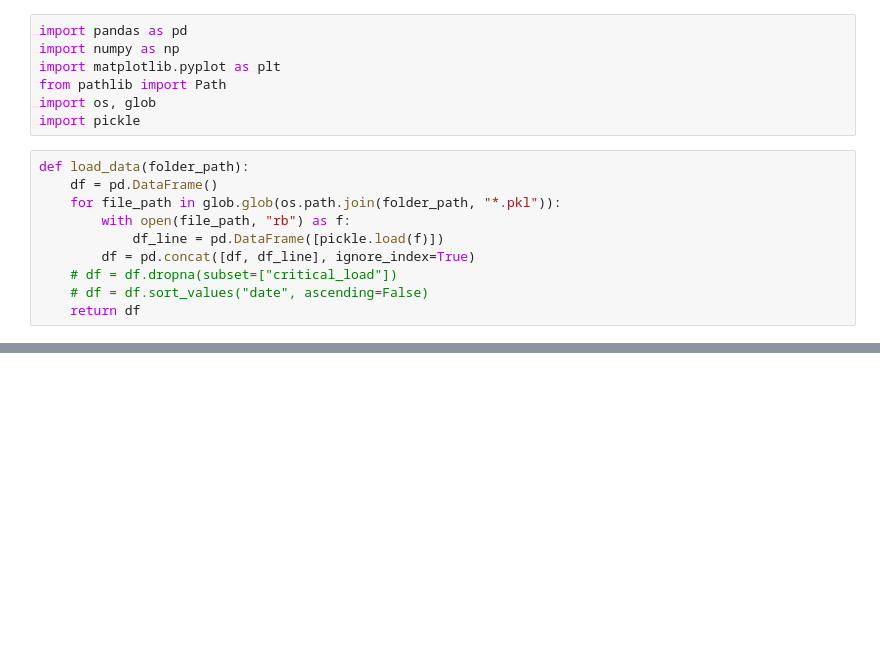
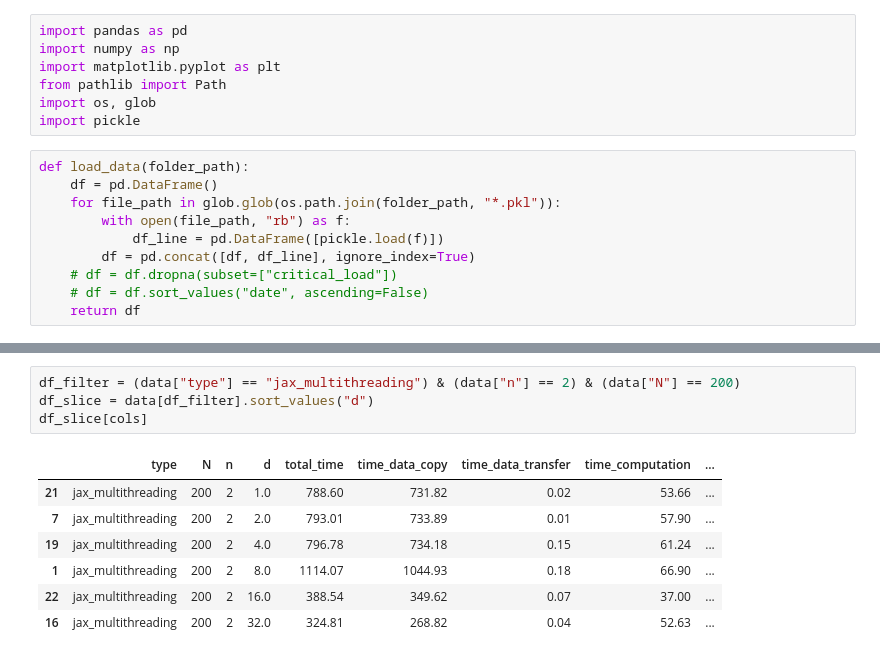
Before and after one commit to a-latyshev/dolfinx-external-operator, a Jupyter notebook: jax-gpu/analysis.ipynb, the cells around one changed output, grey strips where cells are left out. Cells and saved outputs as stored; diff of their text form; blank space fills up the shorter version.

```diff
--- a/jax-gpu/analysis.ipynb
+++ b/jax-gpu/analysis.ipynb
@@ -20,0 +161,12 @@ data = load_data(folder_path)
+# %%
+df_filter = (data["type"] == "jax_multithreading") & (data["n"] == 2) & (data["N"] == 200)
+df_slice = data[df_filter].sort_values("d")
+df_slice[cols]
+# %% [output]
+|  | type | N | n | d | total_time | time_data_copy | time_data_transfer | time_computation | ... |
+| 21 | jax_multithreading | 200 | 2 | 1.0 | 788.60 | 731.82 | 0.02 | 53.66 | ... |
+| 7 | jax_multithreading | 200 | 2 | 2.0 | 793.01 | 733.89 | 0.01 | 57.90 | ... |
+| 19 | jax_multithreading | 200 | 2 | 4.0 | 796.78 | 734.18 | 0.15 | 61.24 | ... |
+| 1 | jax_multithreading | 200 | 2 | 8.0 | 1114.07 | 1044.93 | 0.18 | 66.90 | ... |
+| 22 | jax_multithreading | 200 | 2 | 16.0 | 388.54 | 349.62 | 0.07 | 37.00 | ... |
+| 16 | jax_multithreading | 200 | 2 | 32.0 | 324.81 | 268.82 | 0.04 | 52.63 | ... |
```
Also changed, not shown: parts of 25 cells of this notebook, 10 other files.
